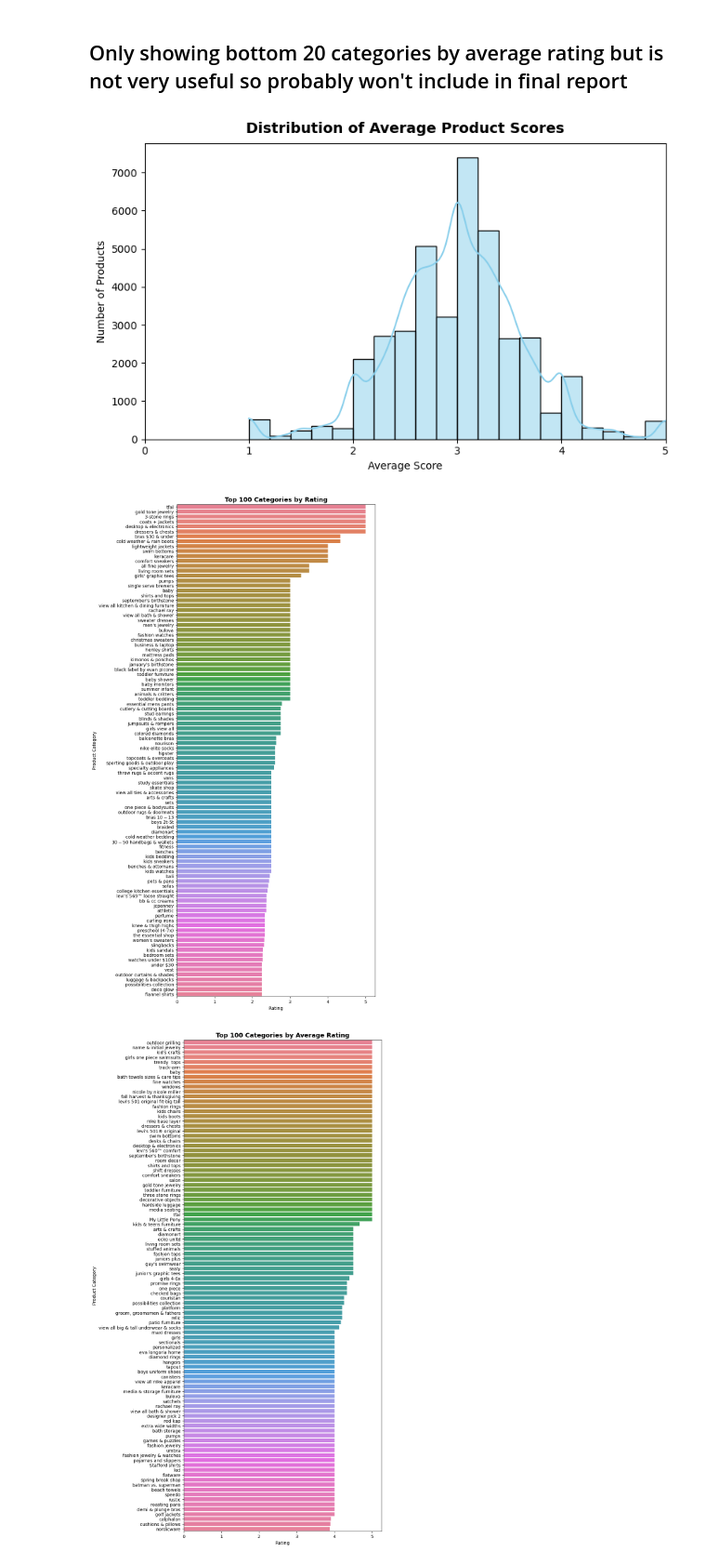
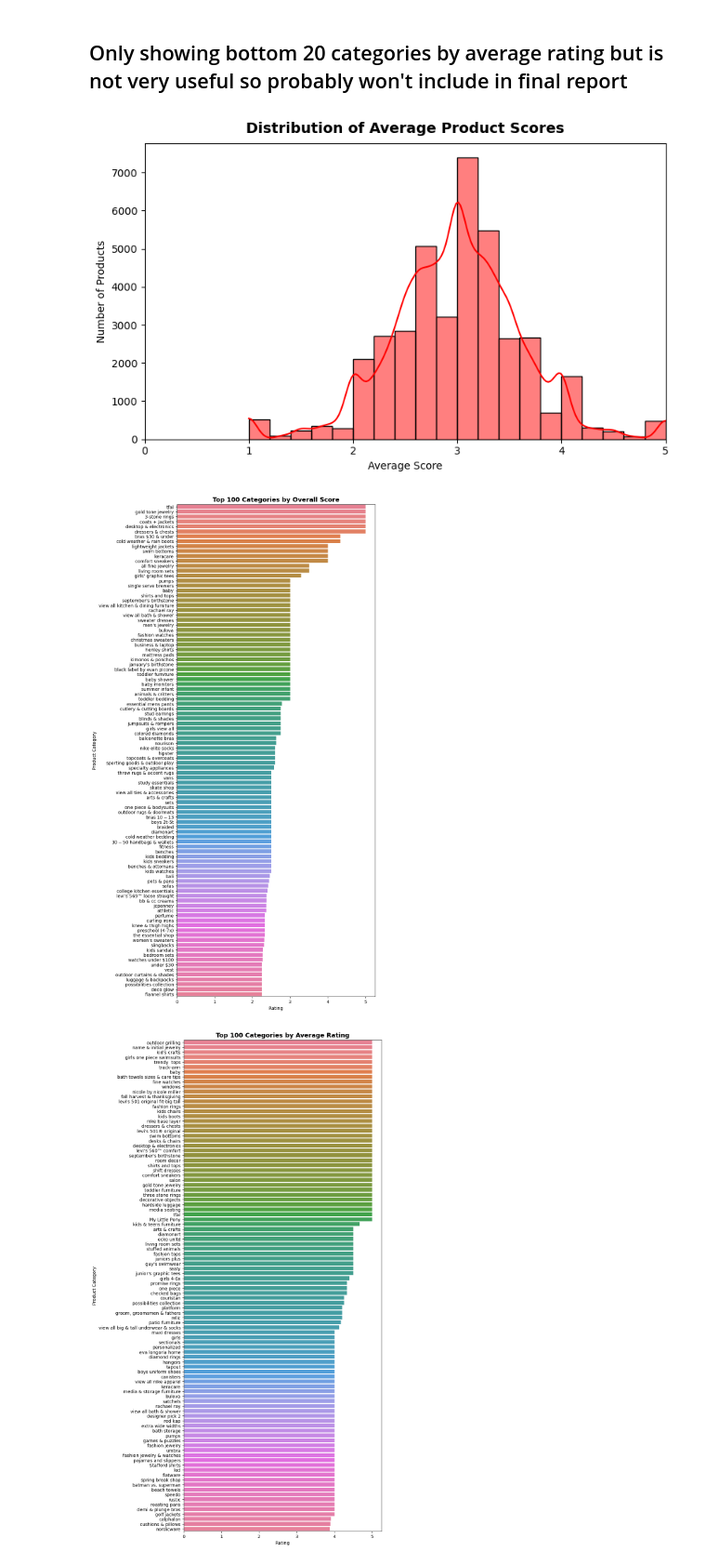
Before and after one commit to johnjtj92/BD2Project, a Jupyter notebook: 3034152_BD2.ipynb, the cells around one changed output. Shown at 93% size. Saved outputs shown, nothing was run; the diff lists cells and outputs as text; code cells hidden in the pictures.

```diff
--- a/3034152_BD2.ipynb
+++ b/3034152_BD2.ipynb
@@ -824,5 +848,0 @@ final_merged[["review"]].head(10)  #Confirming duplicated entries in review also
-# %%
-final_merged = final_merged.drop_duplicates(subset=["uniq_id", "username", "review"])  #Removing the duplicated entries for more accurate analysis
-
-
-final_merged.shape, final_merged.info()
@@ -868,6 +851,2 @@ np.int64(35099)
 # %%
-final_merged = final_merged.drop(columns=[
-    "user"
-])
-
-final_merged.shape, final_merged.info()
+final_merged = final_merged.drop(columns=["user"])   #removing the user column
@@ -896,0 +853,7 @@ np.int64(0)
+# %%
+final_merged = final_merged.drop_duplicates(
+    subset=["uniq_id", "username", "score", "review", "sku", "name", "description", "price", "av_score", "sale_price"],
+    keep="first"
+)
+
+final_merged.head()
@@ -998,2 +941,0 @@ Name: sale_price, dtype: object
-# %%
-final_merged["sale_price"] = pd.to_numeric(final_merged["sale_price"]) #converting sale_price type to float for analysis
@@ -1156,15 +1077,15 @@ plt.show()
 ## Only showing bottom 20 categories by average rating but is not very useful so probably won't include in final report
 # %%
 plt.figure(figsize=(8,5))   #plotting the average scores against the number
-sns.histplot(data=final_merged, x="av_score", bins=20, kde=True, color="skyblue")
+sns.histplot(data=final_merged, x="av_score", bins=20, kde=True, color="red")
 plt.title("Distribution of Average Product Scores", fontsize=14, weight="bold", pad=10)
 plt.xlabel("Average Score")
 plt.ylabel("Number of Products")
 plt.xlim(0, 5)
 plt.tight_layout()
 plt.show()
 # %% [output]
-[figure, old version]
+[figure, new version]
 # %%
 top100_categories = (
     final_merged.groupby("category")["score"]    #Went to top 100 categories to see the pattern more clearly, although graph is perhaps too large to use for report
@@ -1176,12 +1097,12 @@ top100_categories = (
 
 plt.figure(figsize=(8, 20))
 sns.barplot(data=top100_categories, x="score", y="category", hue = "category")
-plt.title("Top 100 Categories by Rating", fontsize=14, weight="bold")
+plt.title("Top 100 Categories by Overall Score", fontsize=14, weight="bold")
 plt.xlabel("Rating")
 plt.ylabel("Product Category")
 plt.show()
 # %% [output]
-[figure, old version]
+[figure, new version]
 # %%
 categories = (
     final_merged.groupby("category")["av_score"]
```
Also changed, not shown: parts of 40 cells of this notebook.
